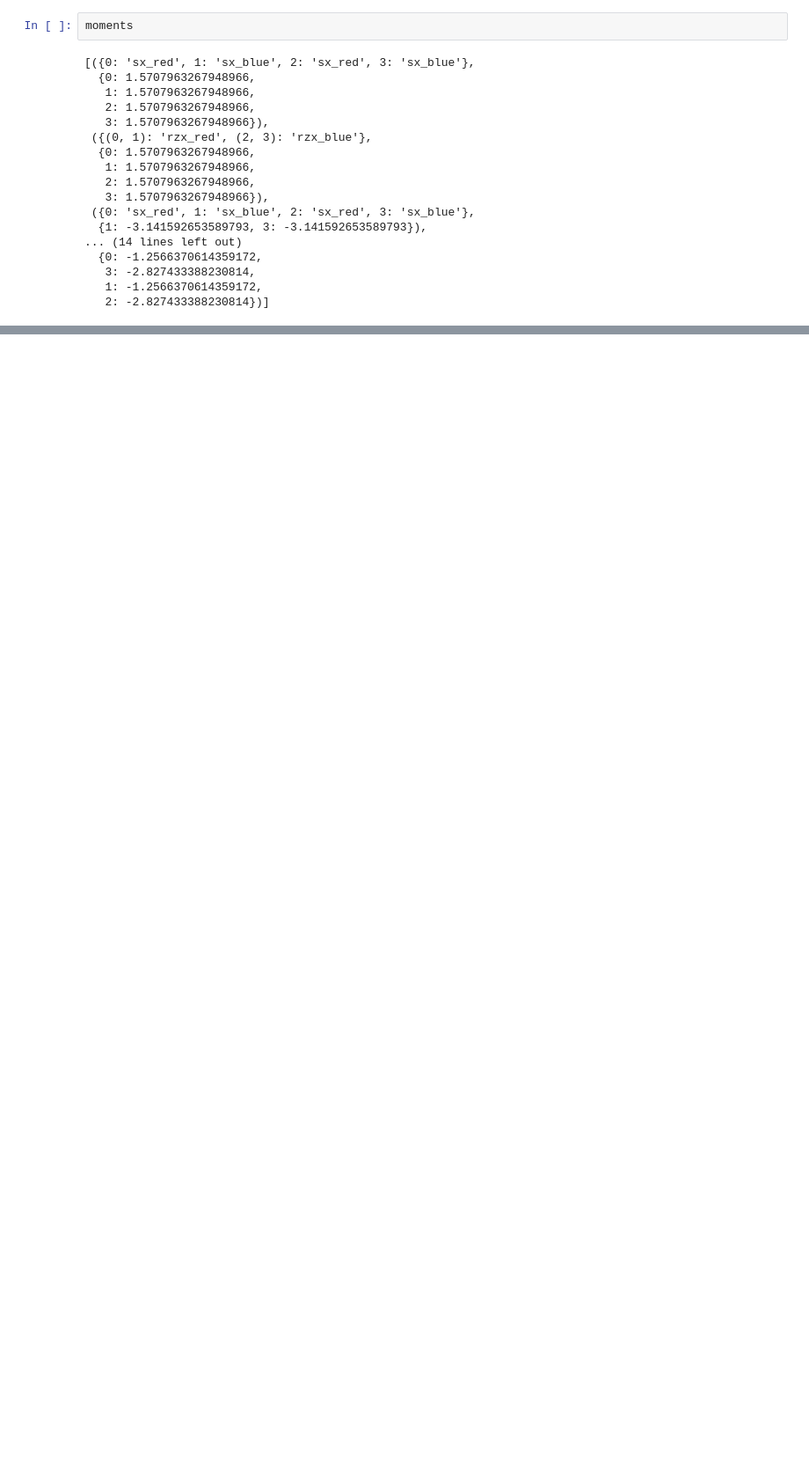
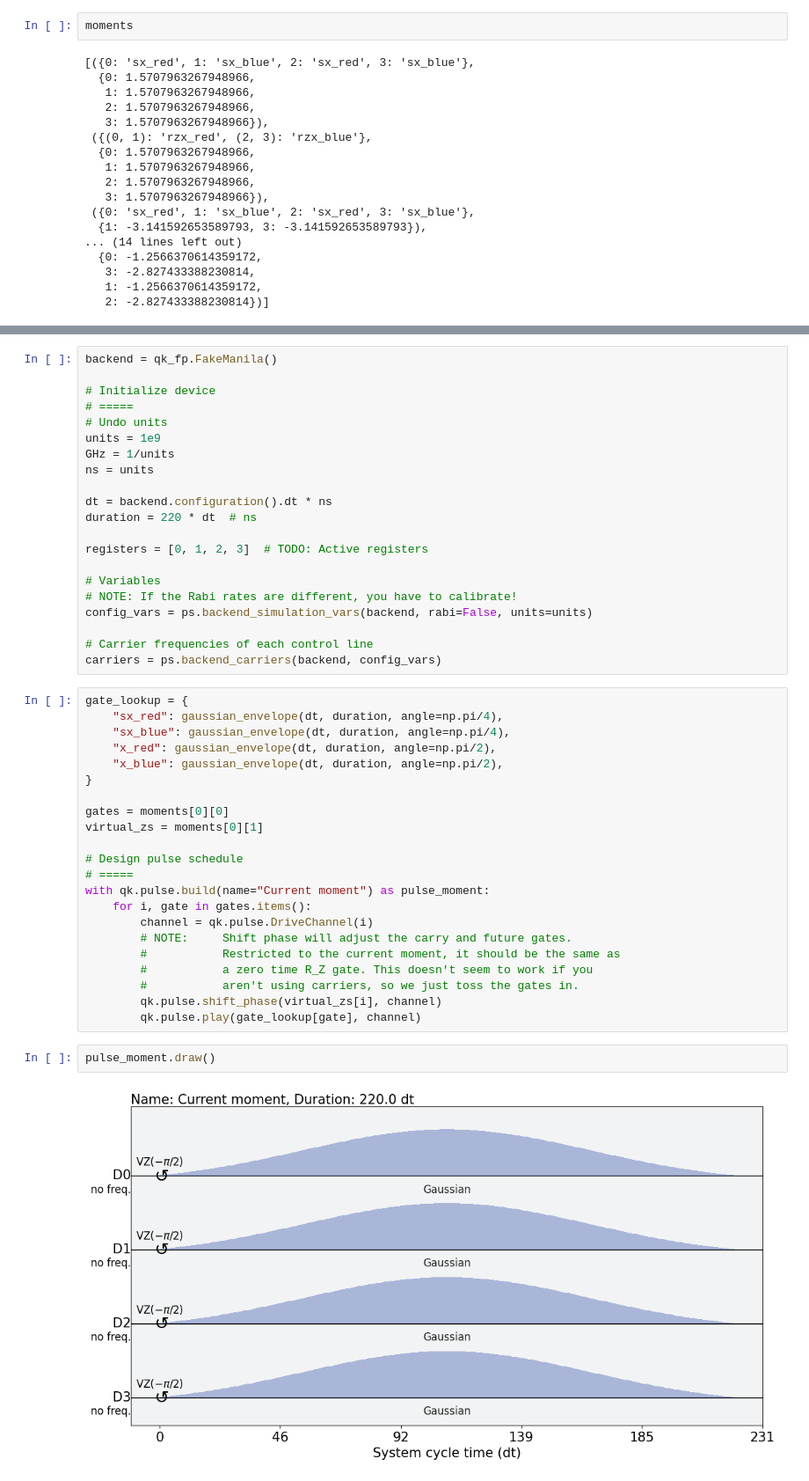
Before and after one commit to andgoldschmidt/pulse-simulator, a Jupyter notebook: notebooks/02_scheduling_moments.ipynb, the cells around one changed output, grey strips where cells are left out. Shown: that part at 88% size. Drawn from its saved outputs; the diff is of its cells as text; blank space fills up the shorter version.

Commit message:
build pulses from dicts

```diff
--- a/notebooks/02_scheduling_moments.ipynb
+++ b/notebooks/02_scheduling_moments.ipynb
@@ -211,0 +251,47 @@ moments
+# %%
+backend = qk_fp.FakeManila()
+
+# Initialize device
+# =====
+# Undo units
+units = 1e9
+GHz = 1/units
+ns = units
+
+dt = backend.configuration().dt * ns
+duration = 220 * dt  # ns
+
+registers = [0, 1, 2, 3]  # TODO: Active registers
+
+# Variables
+# NOTE: If the Rabi rates are different, you have to calibrate!
+config_vars = ps.backend_simulation_vars(backend, rabi=False, units=units)
+
+# Carrier frequencies of each control line
+carriers = ps.backend_carriers(backend, config_vars)
+# %%
+gate_lookup = {
+    "sx_red": gaussian_envelope(dt, duration, angle=np.pi/4),
+    "sx_blue": gaussian_envelope(dt, duration, angle=np.pi/4),
+    "x_red": gaussian_envelope(dt, duration, angle=np.pi/2),
+    "x_blue": gaussian_envelope(dt, duration, angle=np.pi/2),
+}
+
+gates = moments[0][0]
+virtual_zs = moments[0][1]
+
+# Design pulse schedule
+# =====
+with qk.pulse.build(name="Current moment") as pulse_moment:
+    for i, gate in gates.items():
+        channel = qk.pulse.DriveChannel(i)
+        # NOTE:     Shift phase will adjust the carry and future gates.
+        #           Restricted to the current moment, it should be the same as
+        #           a zero time R_Z gate. This doesn't seem to work if you
+        #           aren't using carriers, so we just toss the gates in.
+        qk.pulse.shift_phase(virtual_zs[i], channel)
+        qk.pulse.play(gate_lookup[gate], channel)
+# %%
+pulse_moment.draw()
+# %% [output]
+[figure, added]
```
Also changed, not shown: parts of 8 cells of this notebook.
